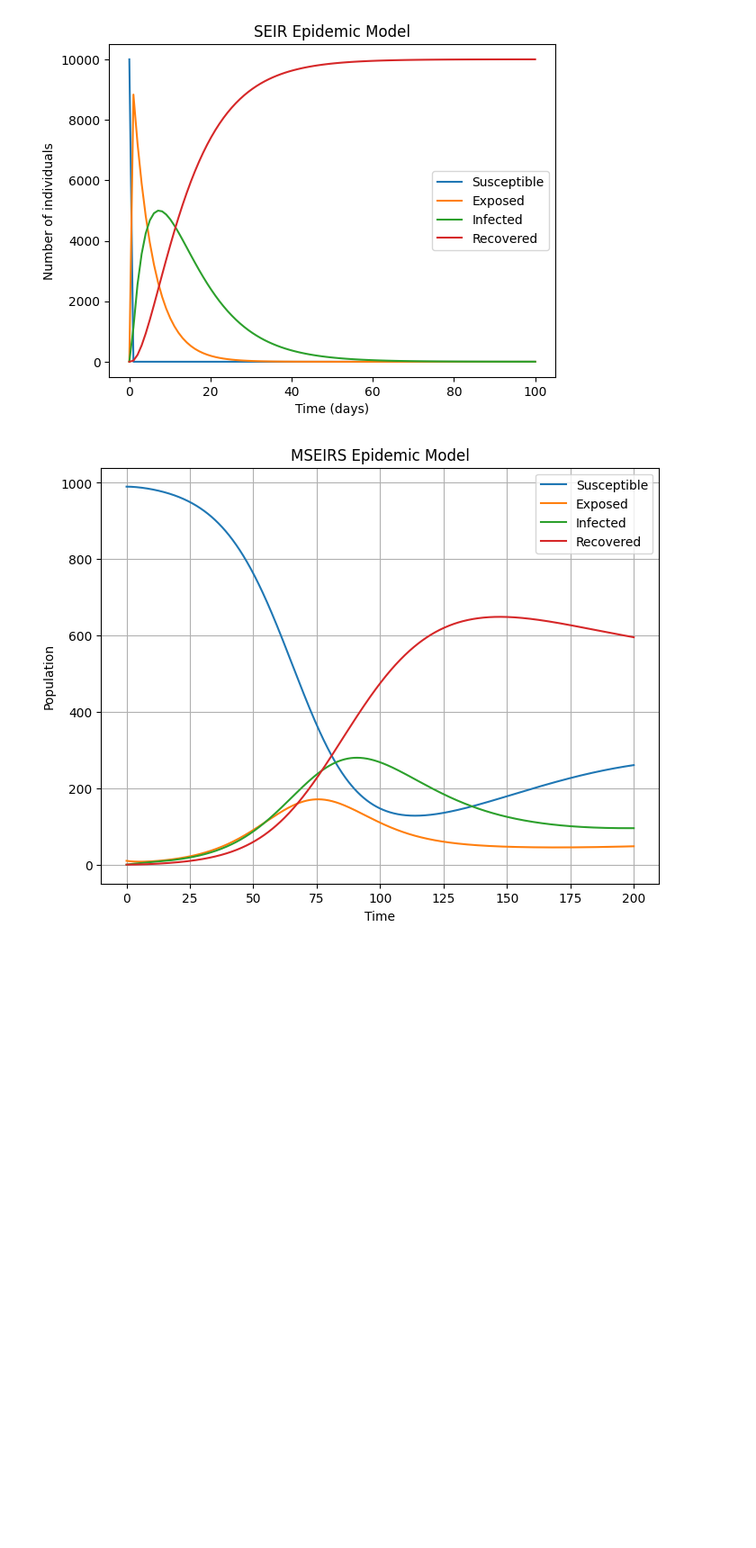
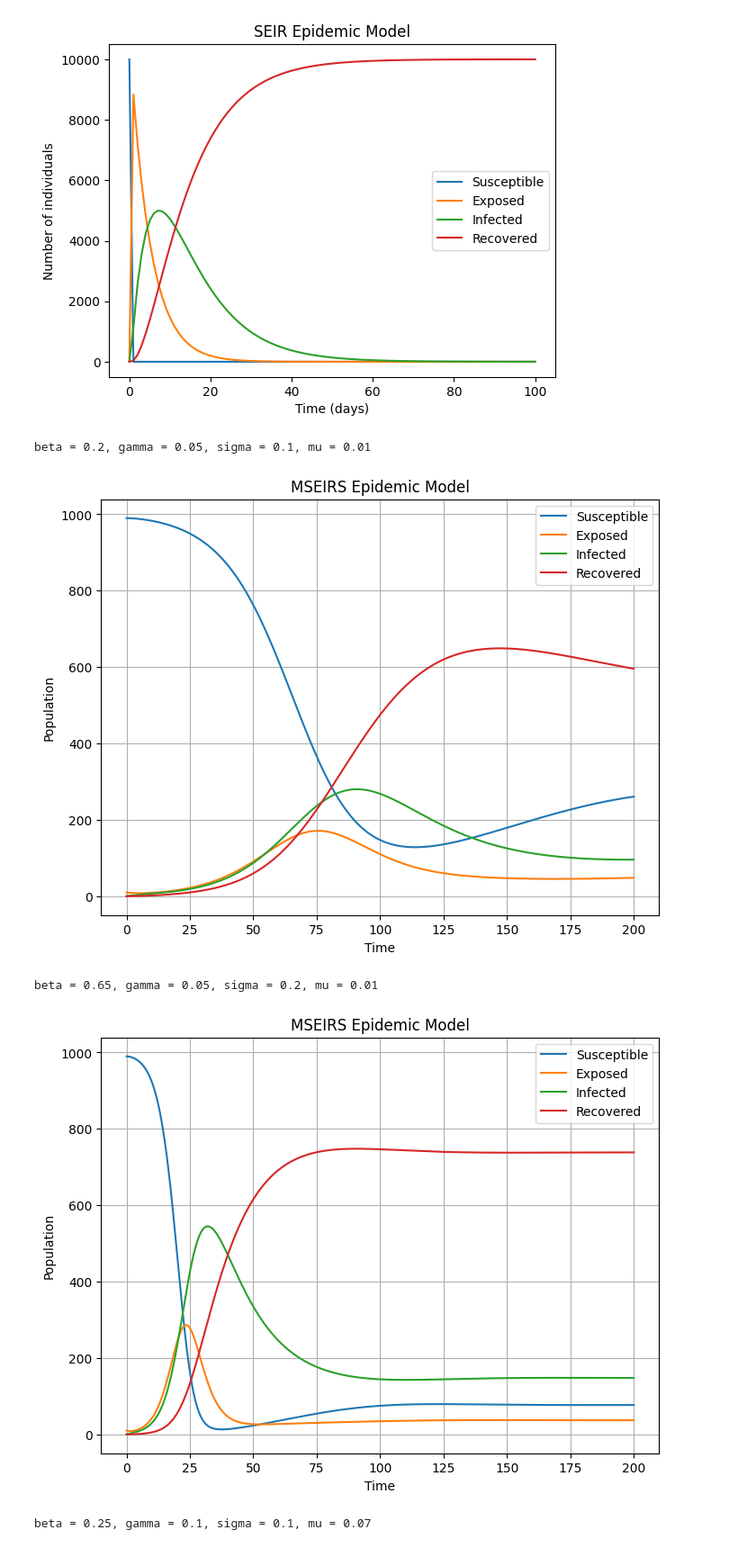
Before and after one commit to imghady/Models-of-percolation-and-epidemic-spreading, a Jupyter notebook: csp.ipynb, the cells around one changed output. Shown: that part at 90% size. Saved outputs shown, nothing was run; the diff lists cells and outputs as text; code cells hidden in the pictures; blank space fills up the shorter version.

Commit message:
compelete MSEIRS model

```diff
--- a/csp.ipynb
+++ b/csp.ipynb
@@ -399,40 +399,83 @@ def mseirs_model(y, t, beta, sigma, gamma, mu):
     dNdt = 0
 
     return [dSdt, dEdt, dIdt, dRdt, dNdt]
 
 # Set the parameters
-beta = 0.2   # transmission rate
-sigma = 0.1  # incubation rate
-gamma = 0.05 # recovery rate
-mu = 0.01    # immunity loss rate
+beta1 = 0.2   # transmission rate
+beta2 = 0.65   # transmission rate
+beta3 = 0.25   # transmission rate
+sigma1 = 0.1  # incubation rate
+sigma2 = 0.2  # incubation rate
+sigma3 = 0.1  # incubation rate
+gamma1 = 0.05 # recovery rate
+gamma2 = 0.05 # recovery rate
+gamma3 = 0.1 # recovery rate
+mu1 = 0.01    # immunity loss rate
+mu2 = 0.01    # immunity loss rate
+mu3 = 0.07    # immunity loss rate
 
 # Set the initial conditions
 S0 = 990   # initial susceptible population
 E0 = 10    # initial exposed population
 I0 = 0     # initial infected population
 R0 = 0     # initial recovered population
 N = S0 + E0 + I0 + R0   # total population
 
 y0 = [S0, E0, I0, R0, N]  # initial state vector
 
 # Set the time points for simulation
 t = np.linspace(0, 200, 1000)
 
 # Solve the differential equations
-sol = odeint(mseirs_model, y0, t, args=(beta, sigma, gamma, mu))
-S, E, I, R, N = sol.T
+sol1 = odeint(mseirs_model, y0, t, args=(beta1, sigma1, gamma1, mu1))
+sol2 = odeint(mseirs_model, y0, t, args=(beta2, sigma2, gamma2, mu2))
+sol3 = odeint(mseirs_model, y0, t, args=(beta3, sigma3, gamma3, mu3))
+S1, E1, I1, R1, N1 = sol1.T
+S2, E2, I2, R2, N2 = sol2.T
+S3, E3, I3, R3, N3 = sol3.T
 
 # Plot the results
+print("beta = 0.2, gamma = 0.05, sigma = 0.1, mu = 0.01 ")
 plt.figure(figsize=(8, 6))
-plt.plot(t, S, label='Susceptible')
-plt.plot(t, E, label='Exposed')
-plt.plot(t, I, label='Infected')
-plt.plot(t, R, label='Recovered')
+plt.plot(t, S1, label='Susceptible')
+plt.plot(t, E1, label='Exposed')
+plt.plot(t, I1, label='Infected')
+plt.plot(t, R1, label='Recovered')
 plt.xlabel('Time')
 plt.ylabel('Population')
 plt.title('MSEIRS Epidemic Model')
 plt.legend()
 plt.grid(True)
 plt.show()
+
+print("beta = 0.65, gamma = 0.05, sigma = 0.2, mu = 0.01 ")
+plt.figure(figsize=(8, 6))
+plt.plot(t, S2, label='Susceptible')
+plt.plot(t, E2, label='Exposed')
+plt.plot(t, I2, label='Infected')
+plt.plot(t, R2, label='Recovered')
+plt.xlabel('Time')
+plt.ylabel('Population')
+plt.title('MSEIRS Epidemic Model')
+plt.legend()
+plt.grid(True)
+plt.show()
+
+print("beta = 0.25, gamma = 0.1, sigma = 0.1, mu = 0.07 ")
+plt.figure(figsize=(8, 6))
+plt.plot(t, S3, label='Susceptible')
+plt.plot(t, E3, label='Exposed')
+plt.plot(t, I3, label='Infected')
+plt.plot(t, R3, label='Recovered')
+plt.xlabel('Time')
+plt.ylabel('Population')
+plt.title('MSEIRS Epidemic Model')
+plt.legend()
+plt.grid(True)
+plt.show()
 # %% [output]
+beta = 0.2, gamma = 0.05, sigma = 0.1, mu = 0.01
 [figure]
+beta = 0.65, gamma = 0.05, sigma = 0.2, mu = 0.01
+[figure, added]
+beta = 0.25, gamma = 0.1, sigma = 0.1, mu = 0.07
```
Also changed, not shown: parts of 1 cell of this notebook.
